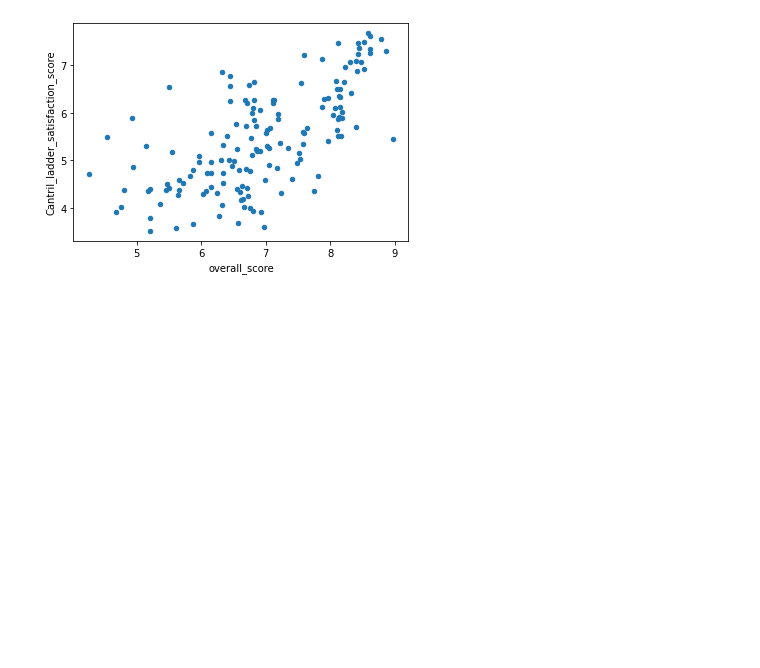
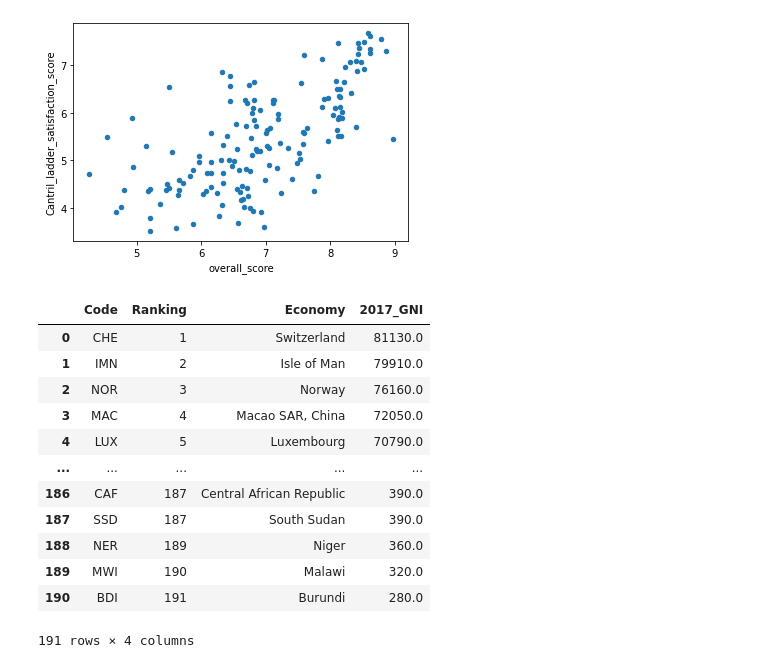
Before and after one commit to josephrodini/Free-And-Happy, a Jupyter notebook: ETL/Free-Happy-Cleaning.ipynb, the cells around one changed output. Cells and saved outputs as stored; diff of their text form; code cells hidden in the pictures; blank space fills up the shorter version.

```diff
--- a/ETL/Free-Happy-Cleaning.ipynb
+++ b/ETL/Free-Happy-Cleaning.ipynb
@@ -203,3 +203,20 @@ Free_Happy_df.plot(kind='scatter', x='overall_score', y='Cantril_ladder_satisfac
 # %% [output]
 <AxesSubplot:xlabel='overall_score', ylabel='Cantril_ladder_satisfaction_score'>
 [figure]
+# %%
+gni_df = pd.read_csv(r"C:\Users\josep\Free-And-Happy\resources\gni-2017-clean.csv")
+gni_df
+# %% [output]
+|  | Code | Ranking | Economy | 2017_GNI |
+| 0 | CHE | 1 | Switzerland | 81130.0 |
+| 1 | IMN | 2 | Isle of Man | 79910.0 |
+| 2 | NOR | 3 | Norway | 76160.0 |
+| 3 | MAC | 4 | Macao SAR, China | 72050.0 |
+| 4 | LUX | 5 | Luxembourg | 70790.0 |
+| ... | ... | ... | ... | ... |
+| 186 | CAF | 187 | Central African Republic | 390.0 |
+| 187 | SSD | 187 | South Sudan | 390.0 |
+| 188 | NER | 189 | Niger | 360.0 |
+| 189 | MWI | 190 | Malawi | 320.0 |
+| 190 | BDI | 191 | Burundi | 280.0 |
+191 rows × 4 columns
```
Also changed, not shown: parts of 7 cells of this notebook, 2 other files.
